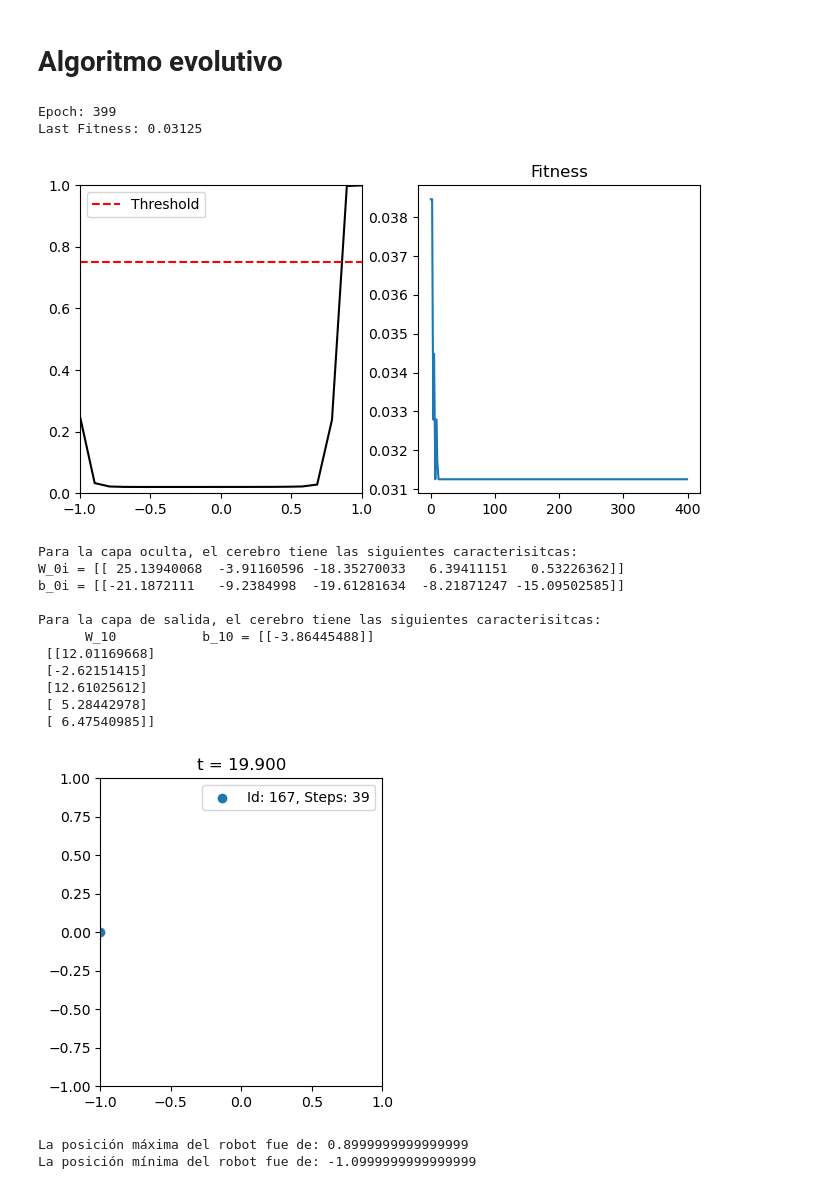
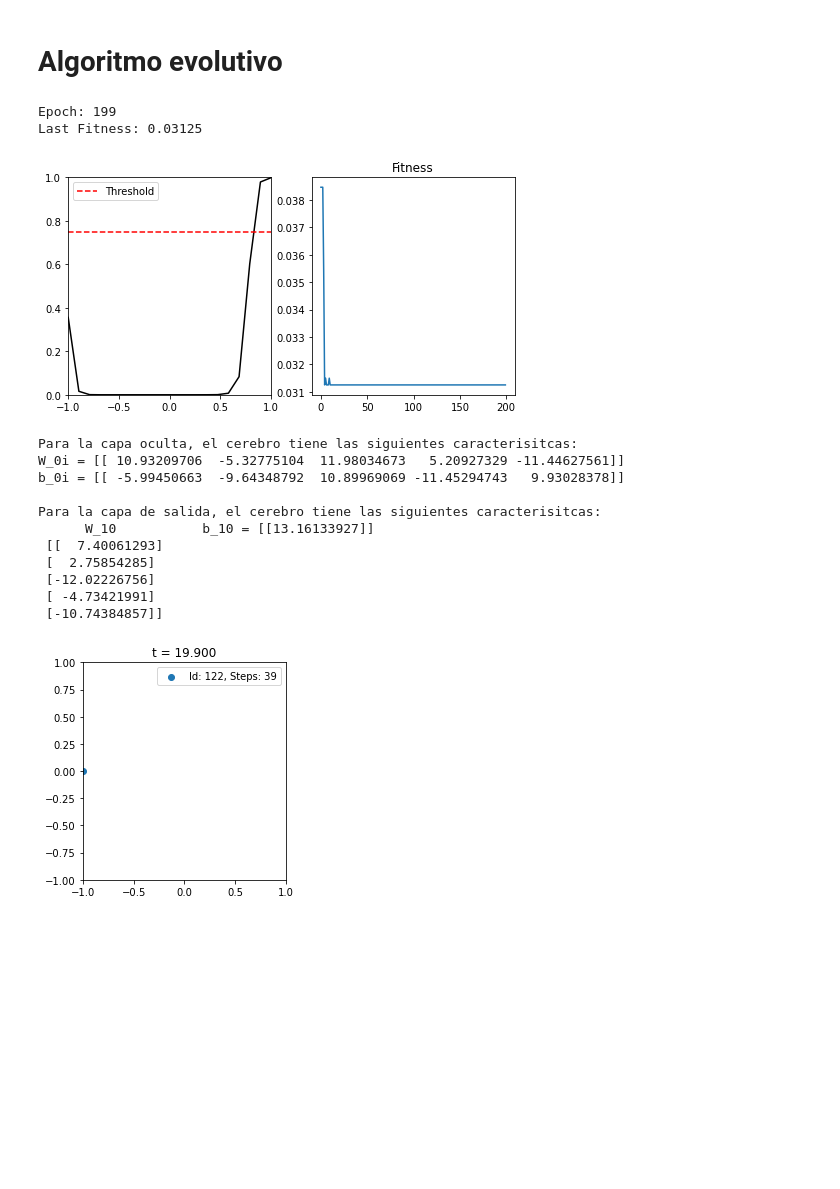
Before and after one commit to DANI2579/MetodosI_MateoRubio_DanielaLancheros, a Jupyter notebook: EvolutivoFinal.ipynb, the cells around one changed output. Cells and saved outputs as stored; diff of their text form; code cells hidden in the pictures; blank space fills up the shorter version.

```diff
--- a/EvolutivoFinal.ipynb
+++ b/EvolutivoFinal.ipynb
@@ -13,7 +13,7 @@ sigm = lambda x: 1/(1+np.exp(-x))
 class Layer:
 
 
-    def __init__(self,NC,NN,ActFun,rate=0.46): # Jugar con la tasa de mutacion
+    def __init__(self,NC,NN,ActFun,rate=0.45): # Jugar con la tasa de mutacion
 
         self.NC = NC
         self.NN = NN
@@ -294,11 +285,11 @@ def Genetic(Robots, epochs = 200, Plot = True, Plottime=False):
     return best_bot, FitVector,scores
 # %%
 Robots = GetRobots(200)
-Best, FitVector,scores = Genetic(Robots, epochs = 400,Plot=True,Plottime=False) # Apagar Plottime para el entrenamiento
+Best, FitVector,scores = Genetic(Robots, epochs = 200,Plot=True,Plottime=False) # Apagar Plottime para el entrenamiento
 # %% [output]
-Epoch: 399
+Epoch: 199
 Last Fitness: 0.03125
-[figure, old version]
+[figure, new version]
 # %%
 def DisplayBrain(Robot):
     l0,l1 = Robot.GetBrain()
@@ -311,16 +302,16 @@ def DisplayBrain(Robot):
 DisplayBrain(Best)
 # %% [output]
 Para la capa oculta, el cerebro tiene las siguientes caracterisitcas:
-W_0i = [[ 25.13940068  -3.91160596 -18.35270033   6.39411151   0.53226362]]
-b_0i = [[-21.1872111   -9.2384998  -19.61281634  -8.21871247 -15.09502585]]
+W_0i = [[ 10.93209706  -5.32775104  11.98034673   5.20927329 -11.44627561]]
+b_0i = [[ -5.99450663  -9.64348792  10.89969069 -11.45294743   9.93028378]]
 
 Para la capa de salida, el cerebro tiene las siguientes caracterisitcas:
-      W_10           b_10 = [[-3.86445488]]
- [[12.01169668]
- [-2.62151415]
- [12.61025612]
- [ 5.28442978]
- [ 6.47540985]]
+      W_10           b_10 = [[13.16133927]]
+ [[  7.40061293]
+ [  2.75854285]
+ [-12.02226756]
+ [ -4.73421991]
+ [-10.74384857]]
 # %%
 def ShowBestBot(p):
     Position = []
@@ -345,10 +336,4 @@ def ShowBestBot(p):
     return Position
 Position = ShowBestBot(Best)
 # %% [output]
-[figure, old version]
+[figure, new version]
-# %%
-print("La posición máxima del robot fue de: " + str(max(Position)))
-print("La posición mínima del robot fue de: " + str(min(Position)))
-# %% [output]
-La posición máxima del robot fue de: 0.8999999999999999
-La posición mínima del robot fue de: -1.0999999999999999
```
Also changed, not shown: parts of 3 cells of this notebook.
